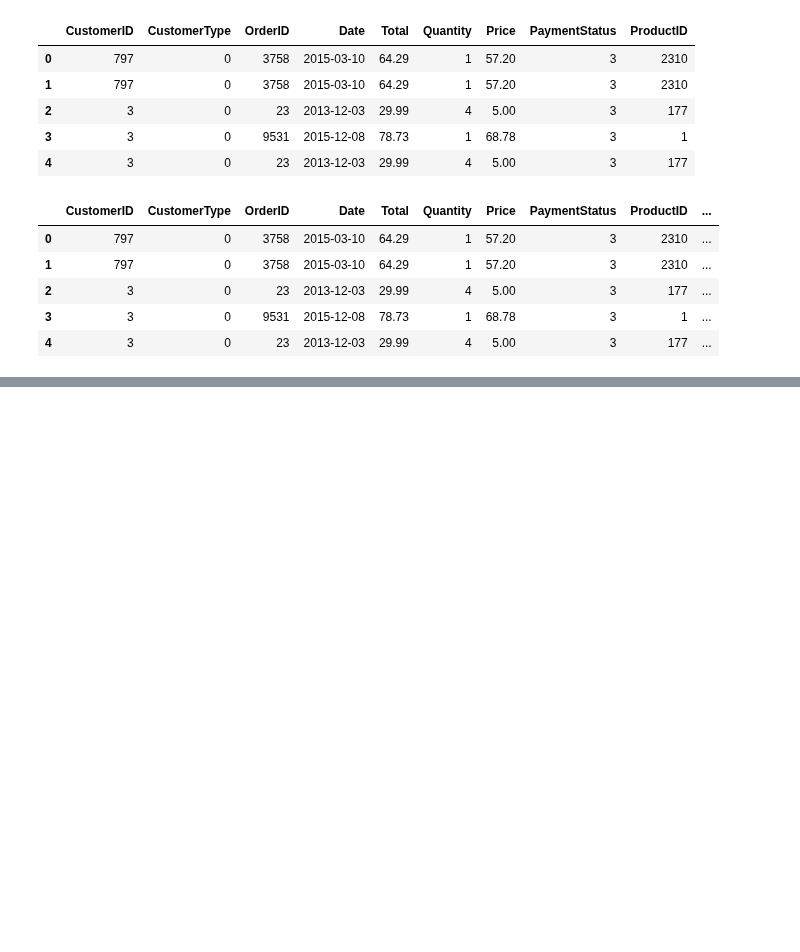
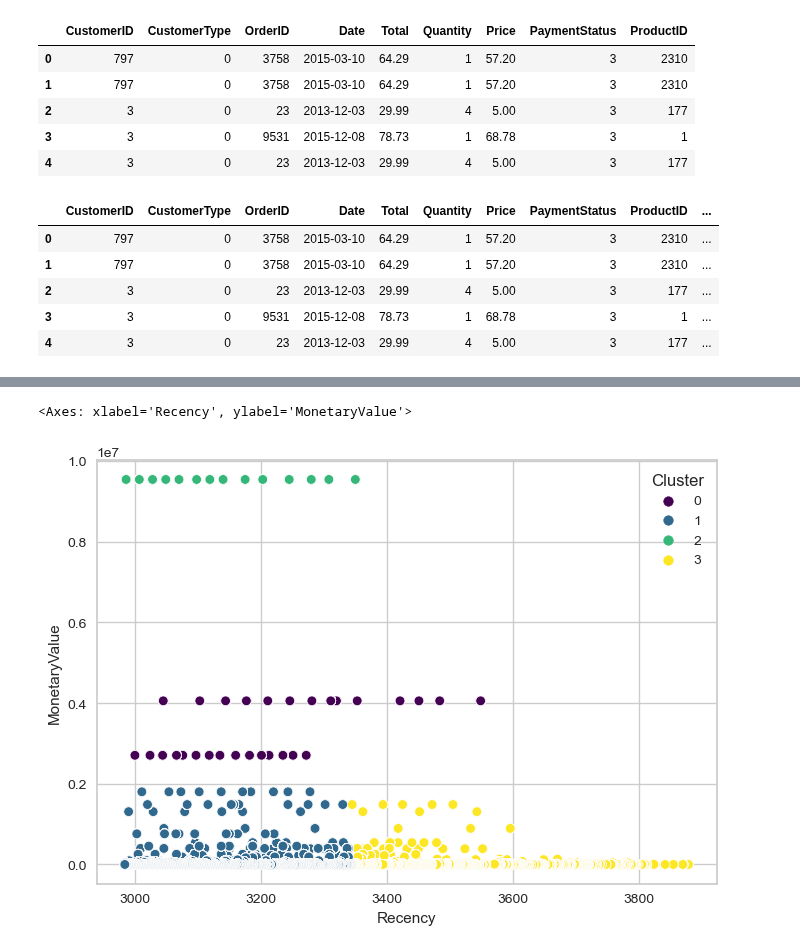
Before and after one commit to zafermesut/ai-crash-course, a Jupyter notebook: Homeworks/Customer Segmentation/Customer Segmentation.ipynb, the cells around one changed output, grey strips where cells are left out. Drawn from its saved outputs; the diff is of its cells as text; code cells hidden in the pictures; blank space fills up the shorter version.

```diff
--- a/Homeworks/Customer Segmentation/Customer Segmentation.ipynb
+++ b/Homeworks/Customer Segmentation/Customer Segmentation.ipynb
@@ -320,0 +334,5 @@ Text(0, 0.5, 'Quantity')
+# %%
+sns.scatterplot(x='Recency', y='MonetaryValue', hue='Cluster', data=x, palette='viridis')
+# %% [output]
+<Axes: xlabel='Recency', ylabel='MonetaryValue'>
+[figure, added]
```
Also changed, not shown: parts of 13 cells of this notebook.
